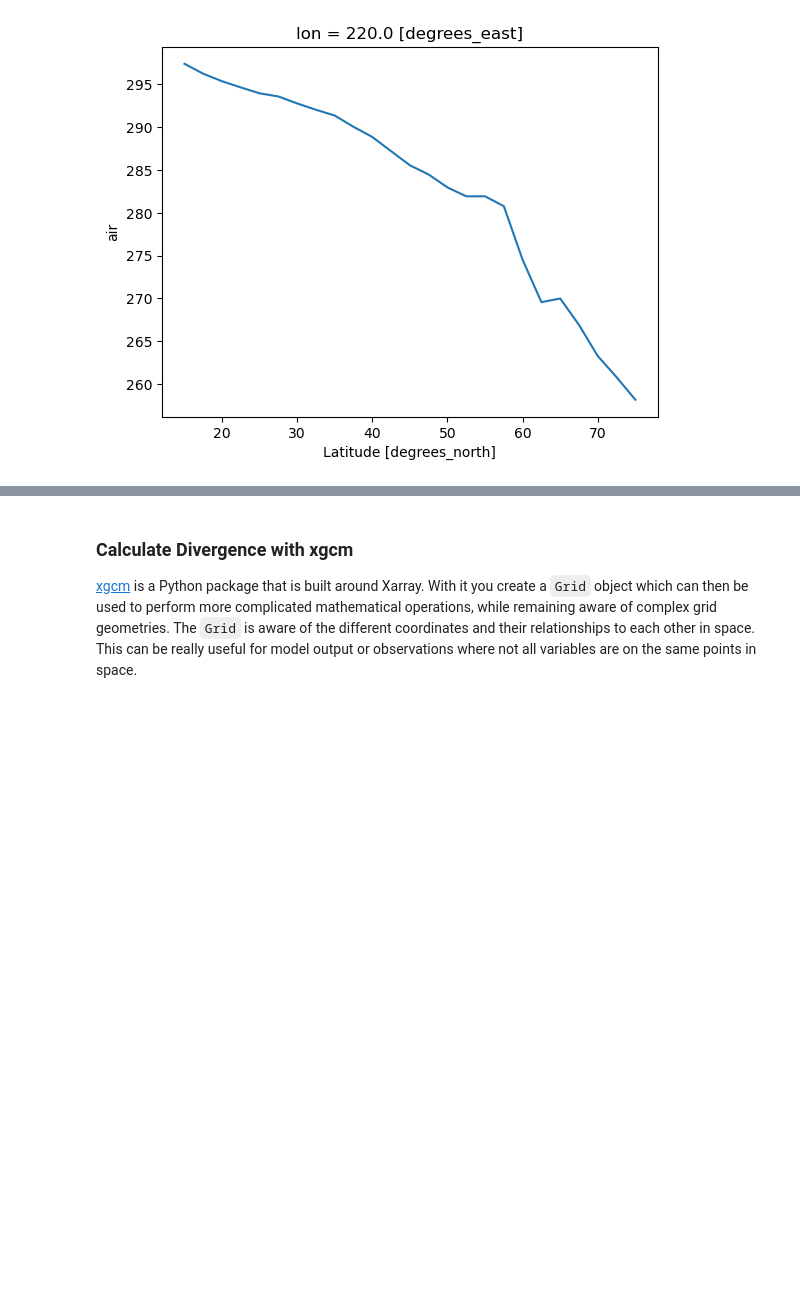
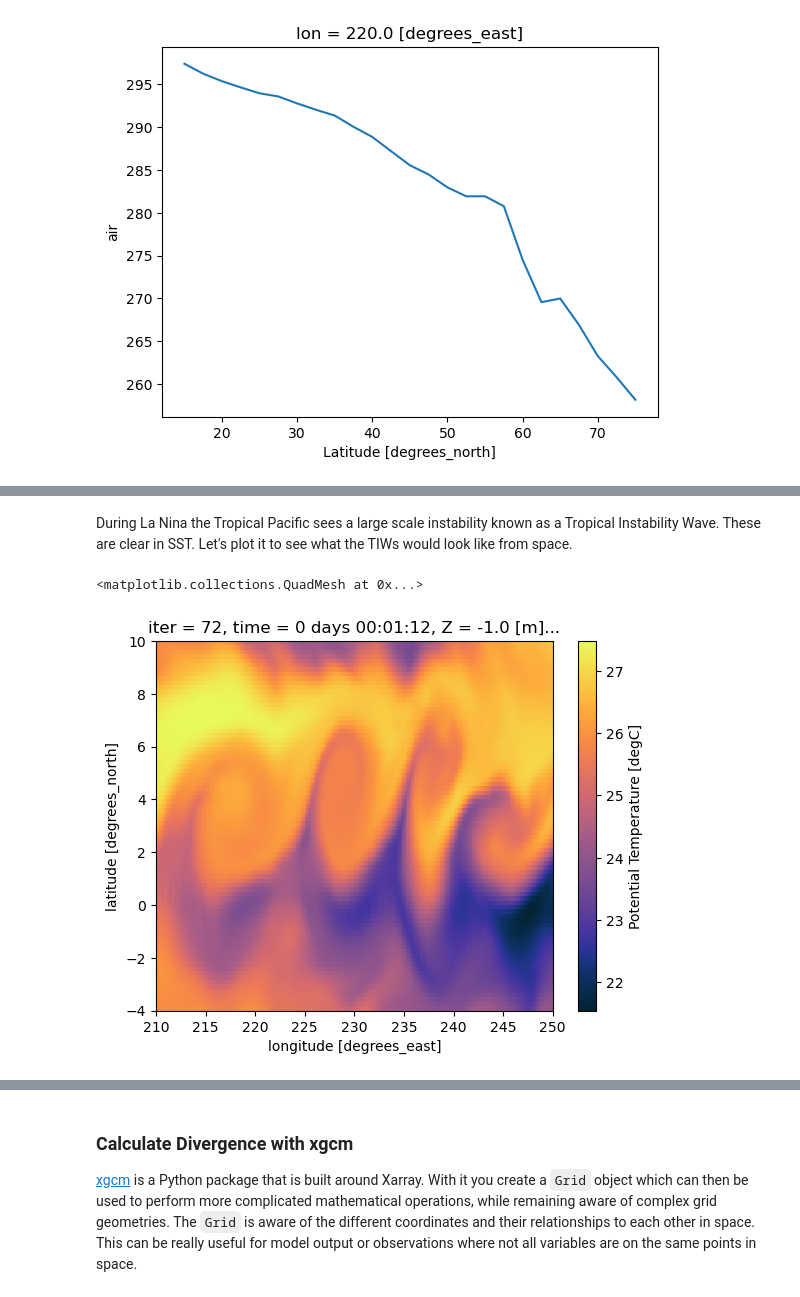
Before and after one commit to eldavenport/SIO-PythonEarthScience, a Jupyter notebook: docs/in_workshop/python_earth_science/xarray.ipynb, the cells around one changed output, grey strips where cells are left out. Drawn from its saved outputs; the diff is of its cells as text; code cells hidden in the pictures; blank space fills up the shorter version.

```diff
--- a/docs/in_workshop/python_earth_science/xarray.ipynb
+++ b/docs/in_workshop/python_earth_science/xarray.ipynb
@@ -259,0 +278,9 @@ What about something harder? Gradients? Integrals? ... Enter `xgcm`.
+# %% [markdown]
+During La Nina the Tropical Pacific sees a large scale instability known as a Tropical Instability Wave. These are clear in SST. Let's plot it to see what the TIWs would look like from space.
+# %%
+import cmocean.cm as cmo
+
+ds.THETA.isel(time=0).plot(cmap=cmo.thermal)
+# %% [output]
+<matplotlib.collections.QuadMesh at 0x...>
+[figure, added]
```
Also changed, not shown: parts of 34 cells of this notebook.
